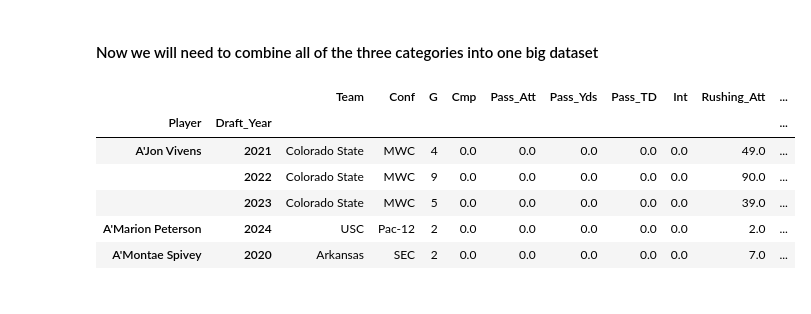
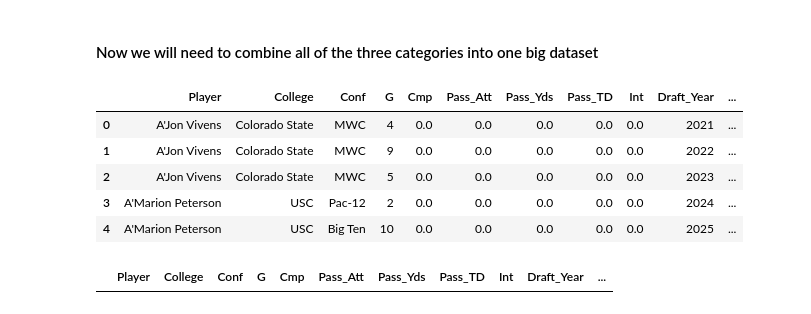
Before and after one commit to TrevBunch/DS-340W-Project, a Jupyter notebook: clean_rookies.ipynb, the cells around one changed output. Saved outputs shown, nothing was run; the diff lists cells and outputs as text; code cells hidden in the pictures.

```diff
--- a/clean_rookies.ipynb
+++ b/clean_rookies.ipynb
@@ -106,7 +138,7 @@ Now we have finished cleaning the data for the drafts, now we can work on cleani
 # load and combine the data by stat type
 def load_and_combine_data(stat_type):
     df_list = []
-    for year in range(2019, 2024):
+    for year in range(2019, 2025):
         if stat_type != "passing":
             df = pd.read_csv(f'college stats/{year}_{stat_type}.csv', header=[0,1])
         else:
@@ -186,6 +218,6 @@ passing_raw.head()
 | 4 | Brock Purdy | Iowa State | Big 12 | 13 | 312 | 475 | 3982 | 27 | 9 | 2020 |
 # %%
 # create a dual key with name and year
-passing_raw = passing_raw.set_index(['Player','Draft_Year'])
+#passing_raw = passing_raw.set_index(['Player','Draft_Year'])
 passing_raw.head()
 # %% [output]
@@ -235,6 +266,6 @@ rushing_raw.head()
 rushing_raw['Player'] = rushing_raw['Player'].str.replace(r'[\*\+]', '', regex=True)
 
 # create a dual key with name and year
-rushing_raw = rushing_raw.set_index(['Player','Draft_Year'])
+#rushing_raw = rushing_raw.set_index(['Player','Draft_Year'])
 rushing_raw.head()
 # %% [output]
@@ -283,6 +313,6 @@ receiving_raw.head()
 receiving_raw['Player'] = receiving_raw['Player'].str.replace(r'[\*\+]', '', regex=True)
 
 # create a dual key with name and year
-receiving_raw = receiving_raw.set_index(['Player','Draft_Year'])
+#receiving_raw = receiving_raw.set_index(['Player','Draft_Year'])
 receiving_raw.head()
 # %% [output]
@@ -298,20 +327,53 @@ receiving_raw.head()
 # %%
 # combine all of the three categories into one big dataset
 # will join on Player and Draft_Year and also Team, Conf, and G to ensure accuracy
 # Use outer joins to ensure no data is lost
 combined_stats = pd.merge(passing_raw, rushing_raw, how='outer', left_on=['Player','Draft_Year','Team','Conf','G'], right_on=['Player','Draft_Year','Team','Conf','G'], suffixes=('_pass', '_rush'))
 
 # now merge with receiving
 combined_stats = pd.merge(combined_stats, receiving_raw, how='outer', left_on=['Player','Draft_Year','Team','Conf','G'], right_on=['Player','Draft_Year','Team','Conf','G'])
 
 # fill in the NaN values with 0
 combined_stats = combined_stats.fillna(0)
+
+#rename team as college to match draft data and draft year to year
+combined_stats = combined_stats.rename(columns={"Team": "College"})
+
+#add an extra year to draft year for some players
+#Ja'Marr Chase from LSU drafted in 2021 but played 2019 season, so add 1 to his draft year to match
+drafts_raw.loc[drafts_raw['Player'].str.lower().str.contains("ja'marr chase"), 'Draft_Year'] = \
+    combined_stats.loc[combined_stats['Player'].str.lower().str.contains("ja'marr chase"), 'Draft_Year'].values[0]
+
+drafts_raw.loc[drafts_raw['Player'].str.lower().str.contains("nico collins"), 'Draft_Year'] = \
+    combined_stats.loc[combined_stats['Player'].str.lower().str.contains("nico collins"), 'Draft_Year'].values[0]
+
+drafts_raw.loc[drafts_raw['Player'].str.lower().str.contains("kenny gainwell"), 'Draft_Year'] = \
+    combined_stats.loc[combined_stats['Player'].str.lower().str.contains("kenny gainwell"), 'Draft_Year'].values[0]
+
+
 combined_stats.head()
 # %% [output]
-|  |  | Team | Conf | G | Cmp | Pass_Att | Pass_Yds | Pass_TD | Int | Rushing_Att | ... |
-| Player | Draft_Year |  |  |  |  |  |  |  |  |  | ... |
-| A'Jon Vivens | 2021 | Colorado State | MWC | 4 | 0.0 | 0.0 | 0.0 | 0.0 | 0.0 | 49.0 | ... |
-|  | 2022 | Colorado State | MWC | 9 | 0.0 | 0.0 | 0.0 | 0.0 | 0.0 | 90.0 | ... |
-|  | 2023 | Colorado State | MWC | 5 | 0.0 | 0.0 | 0.0 | 0.0 | 0.0 | 39.0 | ... |
-| A'Marion Peterson | 2024 | USC | Pac-12 | 2 | 0.0 | 0.0 | 0.0 | 0.0 | 0.0 | 2.0 | ... |
-| A'Montae Spivey | 2020 | Arkansas | SEC | 2 | 0.0 | 0.0 | 0.0 | 0.0 | 0.0 | 7.0 | ... |
+|  | Player | College | Conf | G | Cmp | Pass_Att | Pass_Yds | Pass_TD | Int | Draft_Year | ... |
+| 0 | A'Jon Vivens | Colorado State | MWC | 4 | 0.0 | 0.0 | 0.0 | 0.0 | 0.0 | 2021 | ... |
+| 1 | A'Jon Vivens | Colorado State | MWC | 9 | 0.0 | 0.0 | 0.0 | 0.0 | 0.0 | 2022 | ... |
+| 2 | A'Jon Vivens | Colorado State | MWC | 5 | 0.0 | 0.0 | 0.0 | 0.0 | 0.0 | 2023 | ... |
+| 3 | A'Marion Peterson | USC | Pac-12 | 2 | 0.0 | 0.0 | 0.0 | 0.0 | 0.0 | 2024 | ... |
+| 4 | A'Marion Peterson | USC | Big Ten | 10 | 0.0 | 0.0 | 0.0 | 0.0 | 0.0 | 2025 | ... |
+# %%
+# Before merging, we should rename some of the colleges to match the draft
+# rename some colleges to match draft data
+college_rename_dict = {
+    'Pitt': 'Pittsburgh',
+    'Texas Christian': 'TCU',
+    'Ole Miss': 'Mississippi',
+    'Nevada-Las Vegas': 'UNLV'
+}
+
+combined_stats['College'] = combined_stats['College'].replace(college_rename_dict)
+
+# check for any missing values
+combined_stats.isnull().sum()
+#check if there are 0s in college, conf, or G
+combined_stats[(combined_stats['College'] == 0) | (combined_stats['Conf'] == 0) | (combined_stats['G'] == 0)]
+# %% [output]
+|  | Player | College | Conf | G | Cmp | Pass_Att | Pass_Yds | Pass_TD | Int | Draft_Year | ... |
```
Also changed, not shown: parts of 12 cells of this notebook, 7 other files.
